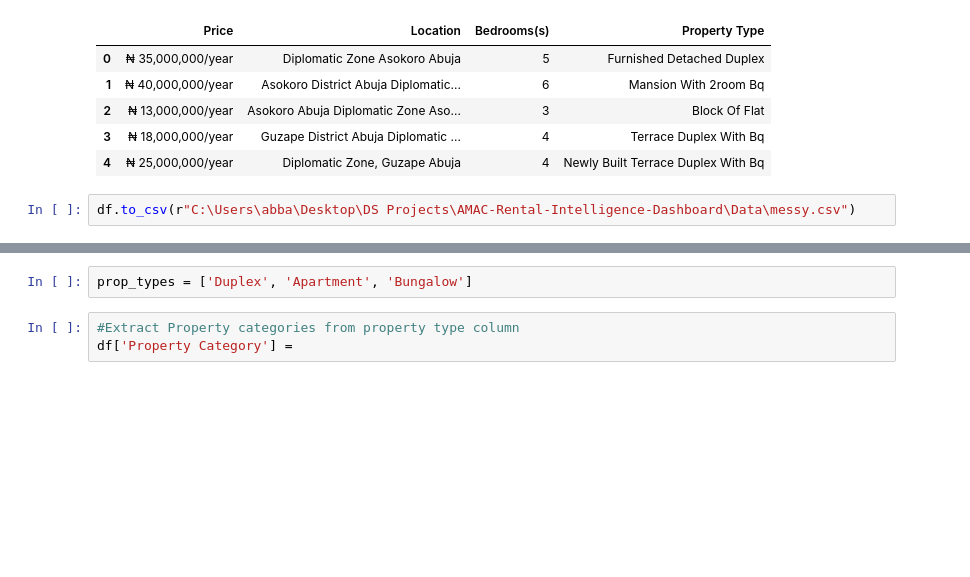
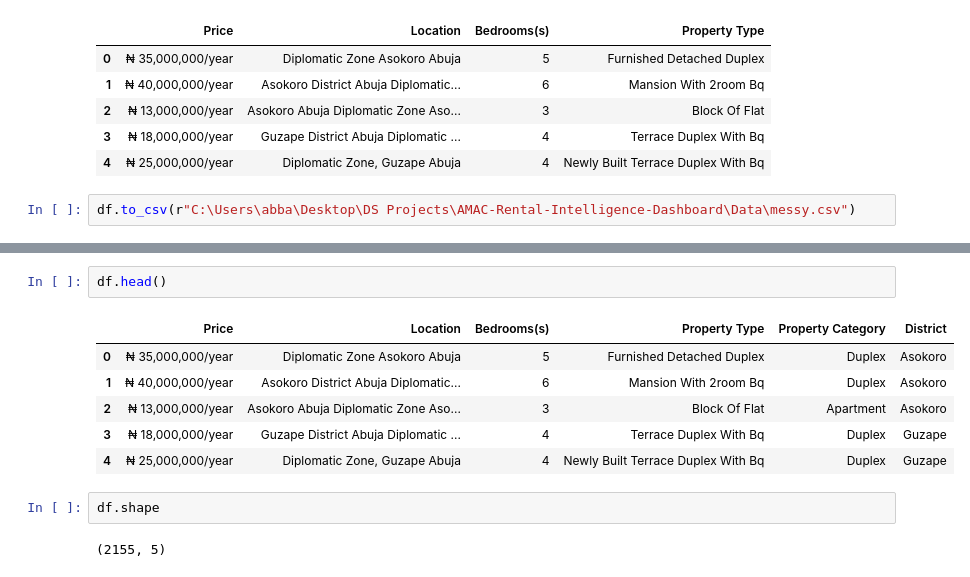
Before and after one commit to PROD-A33A/AMAC-Rental-Intelligence-Dashboard, a Jupyter notebook: Notebooks/data_cleaning_ppro.ipynb, the cells around one changed output, grey strips where cells are left out. Drawn from its saved outputs; the diff is of its cells as text; blank space fills up the shorter version.

```diff
--- a/Notebooks/data_cleaning_ppro.ipynb
+++ b/Notebooks/data_cleaning_ppro.ipynb
@@ -89,5 +96,13 @@ print(df_cleaned[['Property Type', 'Property Category']].head())
-# %%
-prop_types = ['Duplex', 'Apartment', 'Bungalow']
-# %%
-#Extract Property categories from property type column
-df['Property Category'] =
+# %%
+df.head()
+# %% [output]
+|  | Price | Location | Bedrooms(s) | Property Type | Property Category | District |
+| 0 | ₦ 35,000,000/year | Diplomatic Zone Asokoro Abuja | 5 | Furnished Detached Duplex | Duplex | Asokoro |
+| 1 | ₦ 40,000,000/year | Asokoro District Abuja Diplomatic... | 6 | Mansion With 2room Bq | Duplex | Asokoro |
+| 2 | ₦ 13,000,000/year | Asokoro Abuja Diplomatic Zone Aso... | 3 | Block Of Flat | Apartment | Asokoro |
+| 3 | ₦ 18,000,000/year | Guzape District Abuja Diplomatic ... | 4 | Terrace Duplex With Bq | Duplex | Guzape |
+| 4 | ₦ 25,000,000/year | Diplomatic Zone, Guzape Abuja | 4 | Newly Built Terrace Duplex With Bq | Duplex | Guzape |
+# %%
+df.shape
+# %% [output]
+(2155, 5)
```
Also changed, not shown: parts of 15 cells of this notebook, 2 other files.
